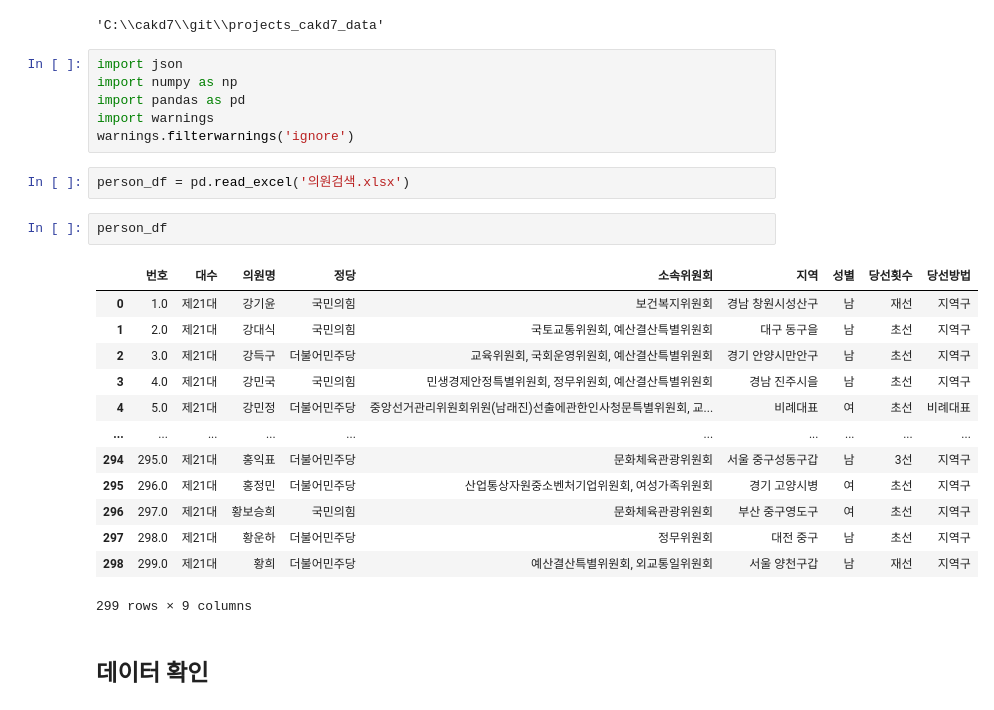
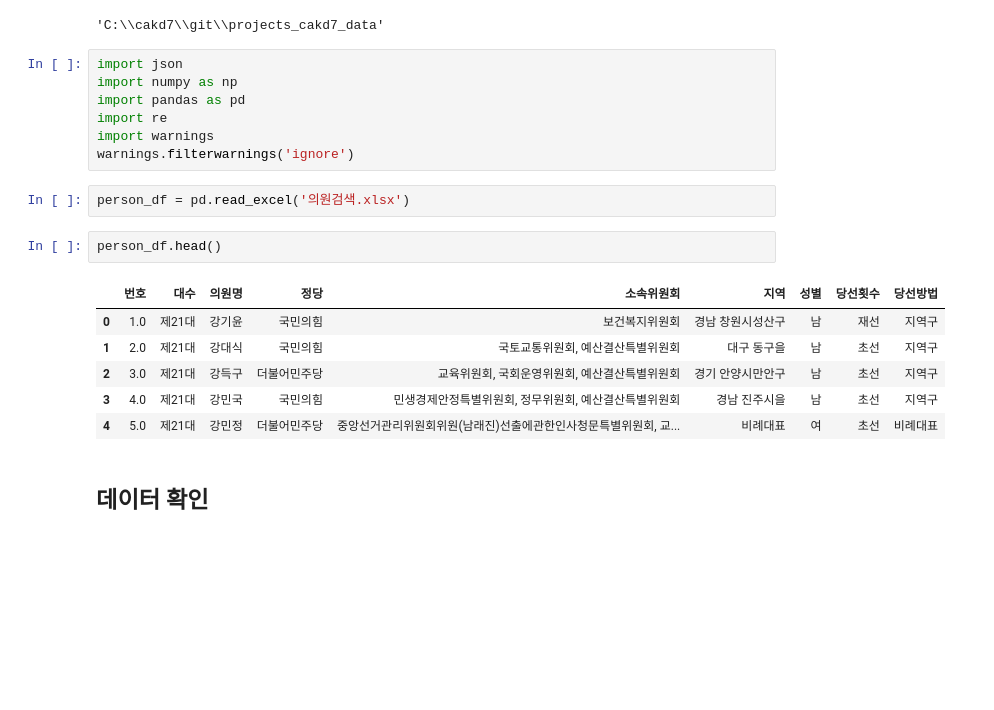
Before and after one commit to veryberry030/projects_cakd7_data, a Jupyter notebook: 위원회별 국회의원 데이터프레임.ipynb, the cells around one changed output. Drawn from its saved outputs; the diff is of its cells as text; blank space fills up the shorter version.

```diff
--- a/위원회별 국회의원 데이터프레임.ipynb
+++ b/위원회별 국회의원 데이터프레임.ipynb
@@ -10,25 +10,19 @@ os.getcwd()
 import json
 import numpy as np
 import pandas as pd
+import re
 import warnings
 warnings.filterwarnings('ignore')
 # %%
 person_df = pd.read_excel('의원검색.xlsx')
 # %%
-person_df
+person_df.head()
 # %% [output]
 |  | 번호 | 대수 | 의원명 | 정당 | 소속위원회 | 지역 | 성별 | 당선횟수 | 당선방법 |
 | 0 | 1.0 | 제21대 | 강기윤 | 국민의힘 | 보건복지위원회 | 경남 창원시성산구 | 남 | 재선 | 지역구 |
 | 1 | 2.0 | 제21대 | 강대식 | 국민의힘 | 국토교통위원회, 예산결산특별위원회 | 대구 동구을 | 남 | 초선 | 지역구 |
 | 2 | 3.0 | 제21대 | 강득구 | 더불어민주당 | 교육위원회, 국회운영위원회, 예산결산특별위원회 | 경기 안양시만안구 | 남 | 초선 | 지역구 |
 | 3 | 4.0 | 제21대 | 강민국 | 국민의힘 | 민생경제안정특별위원회, 정무위원회, 예산결산특별위원회 | 경남 진주시을 | 남 | 초선 | 지역구 |
 | 4 | 5.0 | 제21대 | 강민정 | 더불어민주당 | 중앙선거관리위원회위원(남래진)선출에관한인사청문특별위원회, 교... | 비례대표 | 여 | 초선 | 비례대표 |
-| ... | ... | ... | ... | ... | ... | ... | ... | ... | ... |
-| 294 | 295.0 | 제21대 | 홍익표 | 더불어민주당 | 문화체육관광위원회 | 서울 중구성동구갑 | 남 | 3선 | 지역구 |
-| 295 | 296.0 | 제21대 | 홍정민 | 더불어민주당 | 산업통상자원중소벤처기업위원회, 여성가족위원회 | 경기 고양시병 | 여 | 초선 | 지역구 |
-| 296 | 297.0 | 제21대 | 황보승희 | 국민의힘 | 문화체육관광위원회 | 부산 중구영도구 | 여 | 초선 | 지역구 |
-| 297 | 298.0 | 제21대 | 황운하 | 더불어민주당 | 정무위원회 | 대전 중구 | 남 | 초선 | 지역구 |
-| 298 | 299.0 | 제21대 | 황희 | 더불어민주당 | 예산결산특별위원회, 외교통일위원회 | 서울 양천구갑 | 남 | 재선 | 지역구 |
-299 rows × 9 columns
 # %% [markdown]
 ## 데이터 확인
```
Also changed, not shown: parts of 62 cells of this notebook.
